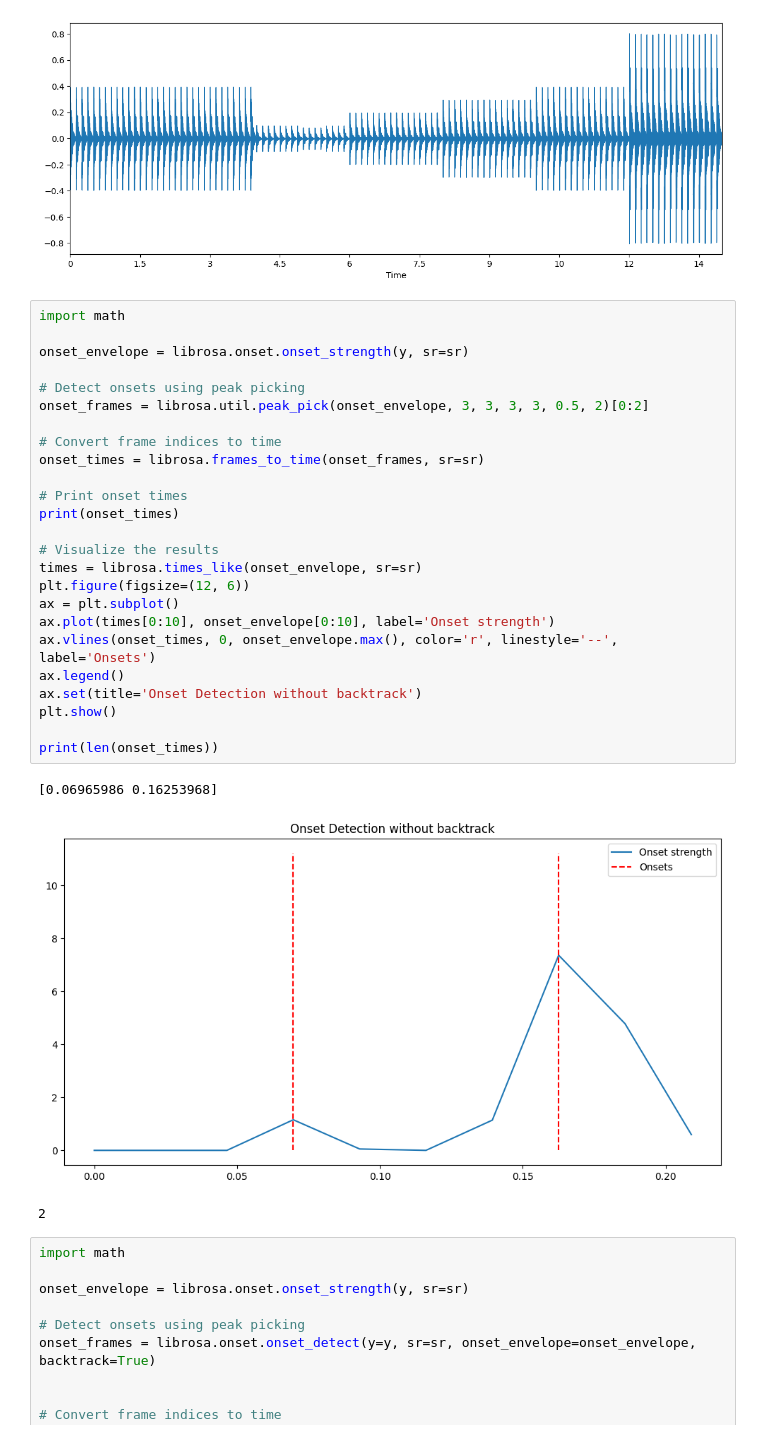
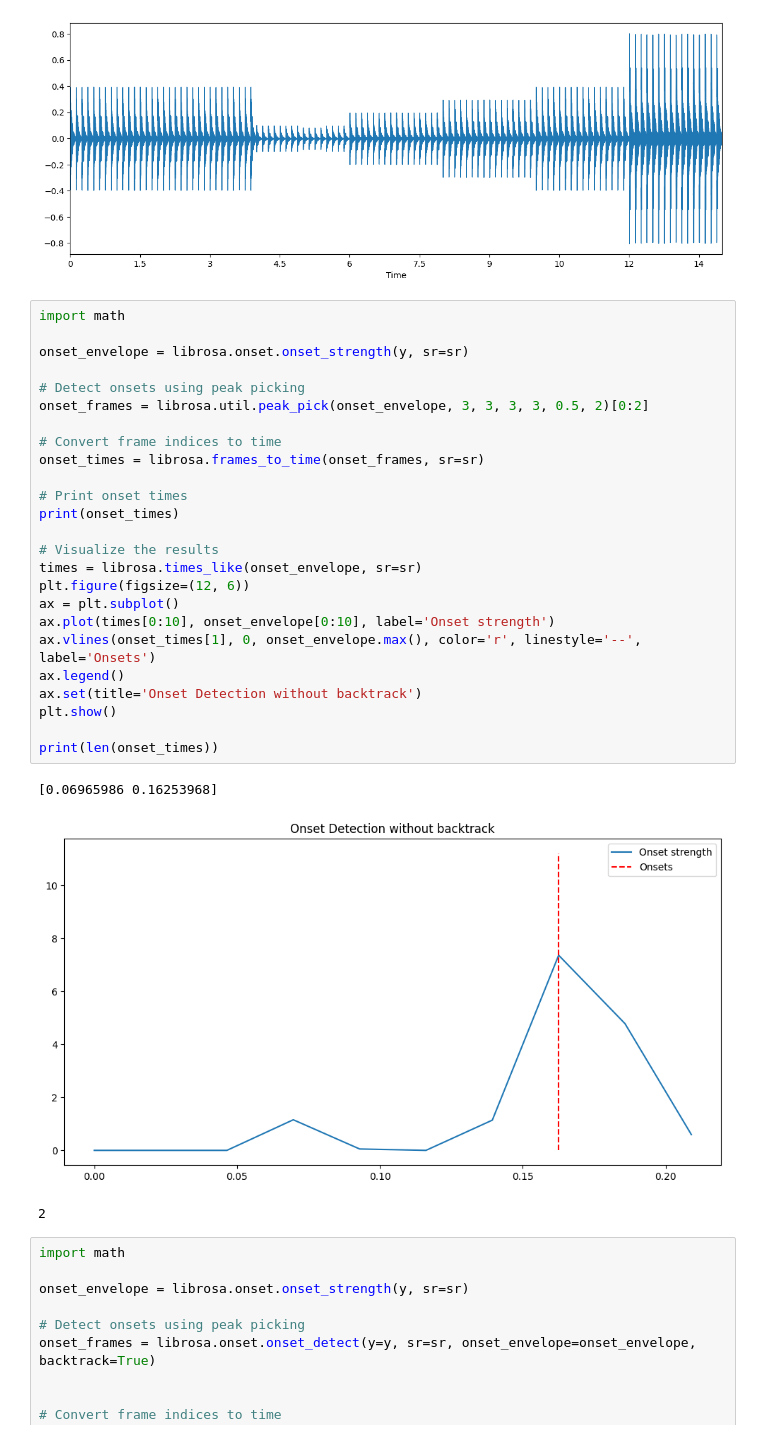
Before and after one commit to WheatleyTheCore/Groovebox, a Jupyter notebook: librosaTests/test.ipynb, the cells around one changed output. Saved outputs shown, nothing was run; the diff lists cells and outputs as text.

Commit message:
updated readme and finished analysis of onset detection algorithms

```diff
--- a/librosaTests/test.ipynb
+++ b/librosaTests/test.ipynb
@@ -21,31 +21,31 @@ librosa.display.waveplot(y, sr=sr)
 # %%
 import math
 
 onset_envelope = librosa.onset.onset_strength(y, sr=sr)
 
 # Detect onsets using peak picking
 onset_frames = librosa.util.peak_pick(onset_envelope, 3, 3, 3, 3, 0.5, 2)[0:2]
 
 # Convert frame indices to time
 onset_times = librosa.frames_to_time(onset_frames, sr=sr)
 
 # Print onset times
 print(onset_times)
 
 # Visualize the results
 times = librosa.times_like(onset_envelope, sr=sr)
 plt.figure(figsize=(12, 6))
 ax = plt.subplot()
 ax.plot(times[0:10], onset_envelope[0:10], label='Onset strength')
-ax.vlines(onset_times, 0, onset_envelope.max(), color='r', linestyle='--', label='Onsets')
+ax.vlines(onset_times[1], 0, onset_envelope.max(), color='r', linestyle='--', label='Onsets')
 ax.legend()
 ax.set(title='Onset Detection without backtrack')
 plt.show()
 
 print(len(onset_times))
 # %% [output]
 [0.06965986 0.16253968]
-[figure, old version]
+[figure, new version]
 2
 # %%
 import math
```
Also changed, not shown: parts of 2 cells of this notebook, 4 other files.
